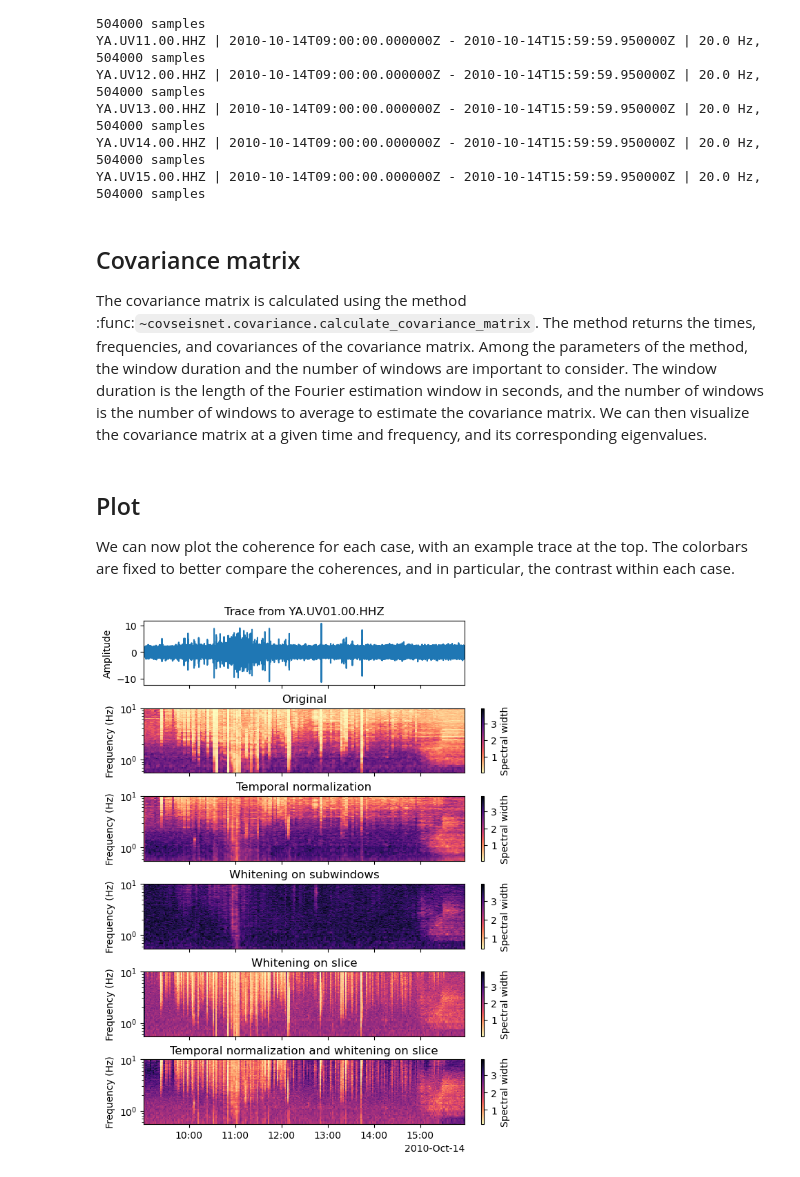
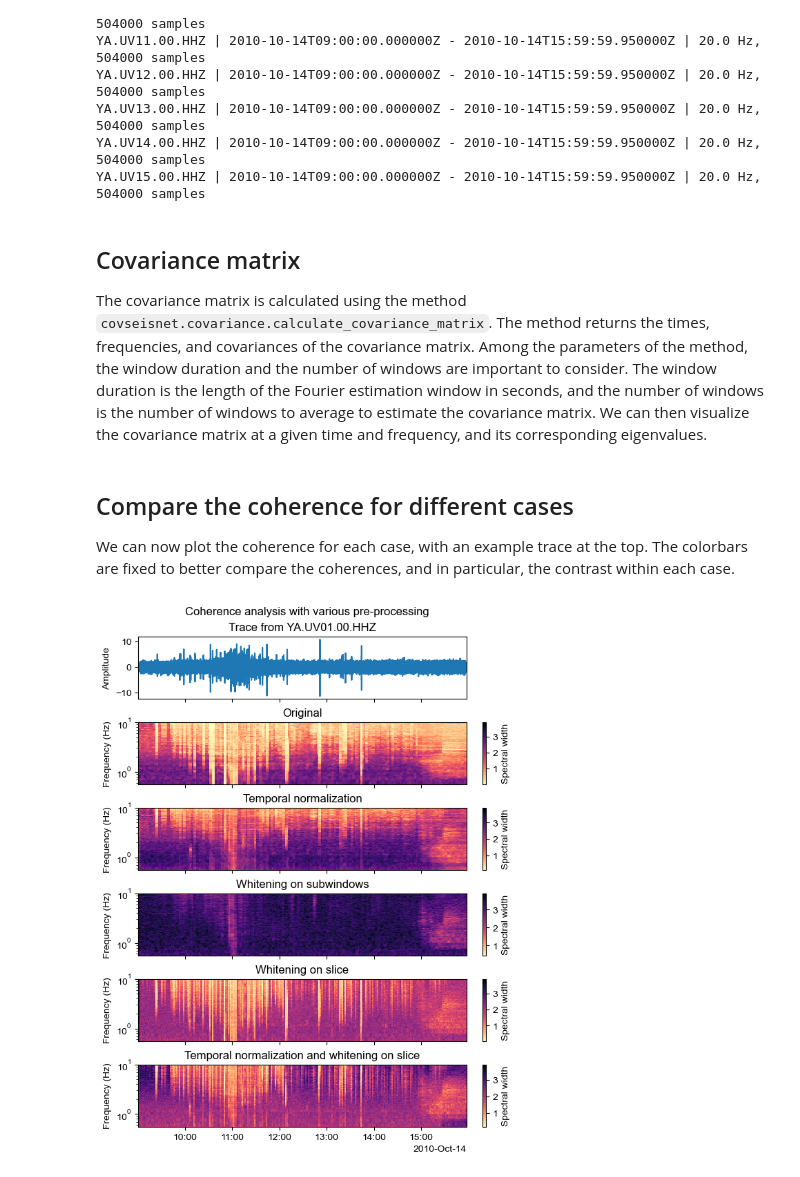
Before and after one commit to leonard-seydoux/covseisnet, a Jupyter notebook: docs/source/examples/coherence_preprocess.ipynb, the cells around one changed output. Cells and saved outputs as stored; diff of their text form; code cells hidden in the pictures.

```diff
--- a/docs/source/examples/coherence_preprocess.ipynb
+++ b/docs/source/examples/coherence_preprocess.ipynb
@@ -51,7 +40,7 @@ YA.UV15.00.HHZ | 2010-10-14T09:00:00.000000Z - 2010-10-14T15:59:59.950000Z | 20.
 # %% [markdown]
 ## Covariance matrix
 
-The covariance matrix is calculated using the method :func:`~covseisnet.covariance.calculate_covariance_matrix`. The method returns the times, frequencies, and covariances of the covariance matrix. Among the parameters of the method, the window duration and the number of windows are important to consider. The window duration is the length of the Fourier estimation window in seconds, and the number of windows is the number of windows to average to estimate the covariance matrix. We can then visualize the covariance matrix at a given time and frequency, and its corresponding eigenvalues.
+The covariance matrix is calculated using the method `covseisnet.covariance.calculate_covariance_matrix`. The method returns the times, frequencies, and covariances of the covariance matrix. Among the parameters of the method, the window duration and the number of windows are important to consider. The window duration is the length of the Fourier estimation window in seconds, and the number of windows is the number of windows to average to estimate the covariance matrix. We can then visualize the covariance matrix at a given time and frequency, and its corresponding eigenvalues.
 # %%
 # No pre-processing
 case_1 = "Original"
@@ -99,7 +88,7 @@ for stream, case, whiten in zip(streams, cases, whitens):
     # Calculate coherence
     coherences.append(covariances.coherence())
 # %% [markdown]
-## Plot
+## Compare the coherence for different cases
 
 We can now plot the coherence for each case, with an example trace at the top.
 The colorbars are fixed to better compare the coherences, and in particular,
@@ -107,27 +96,32 @@ the contrast within each case.
 # %%
 # Find global maximum
 vmax = max([coherence.max() for coherence in coherences])
 
 # Show
 fig, ax = plt.subplots(
     nrows=len(cases) + 1,
     sharex=True,
     figsize=(6, 8),
     constrained_layout=True,
 )
 
 # Plot a trace
 ax[0].plot(stream.times("matplotlib"), stream.traces[0].data)
 ax[0].set_title(f"Trace from {stream.traces[0].id}")
 ax[0].set_ylabel("Amplitude")
 
 # Plot coherences
 for i, (case, coherence) in enumerate(zip(cases, coherences)):
     csn.plot.coherence(
         times, frequencies, coherence, ax=ax[i + 1], vmax=vmax, f_min=0.5
     )
     ax[i + 1].set_title(case)
     ax[i + 1].set_ylabel("Frequency (Hz)")
+
+# Set x-axis
 csn.plot.dateticks(ax[-1])
+
+# Figure title
+fig.suptitle("Coherence analysis with various pre-processing");
 # %% [output]
-[figure, old version]
+[figure, new version]
```
Also changed, not shown: parts of 4 cells of this notebook, 8 other files.
